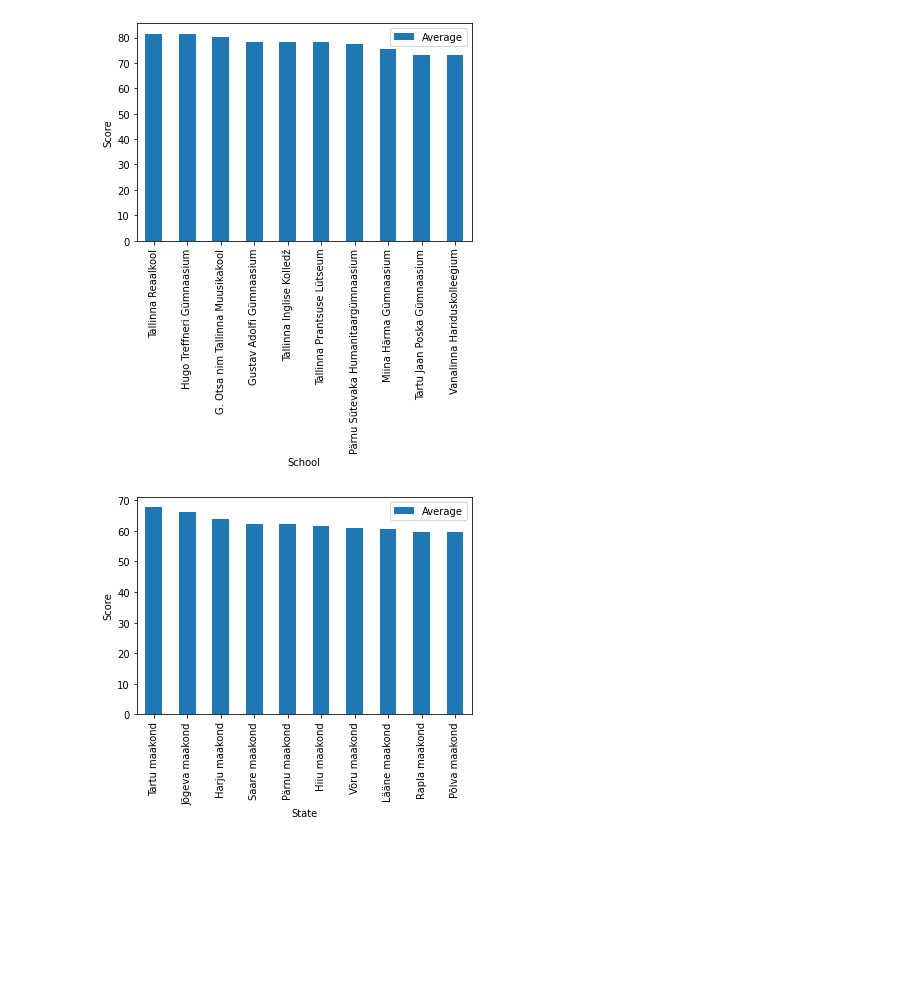
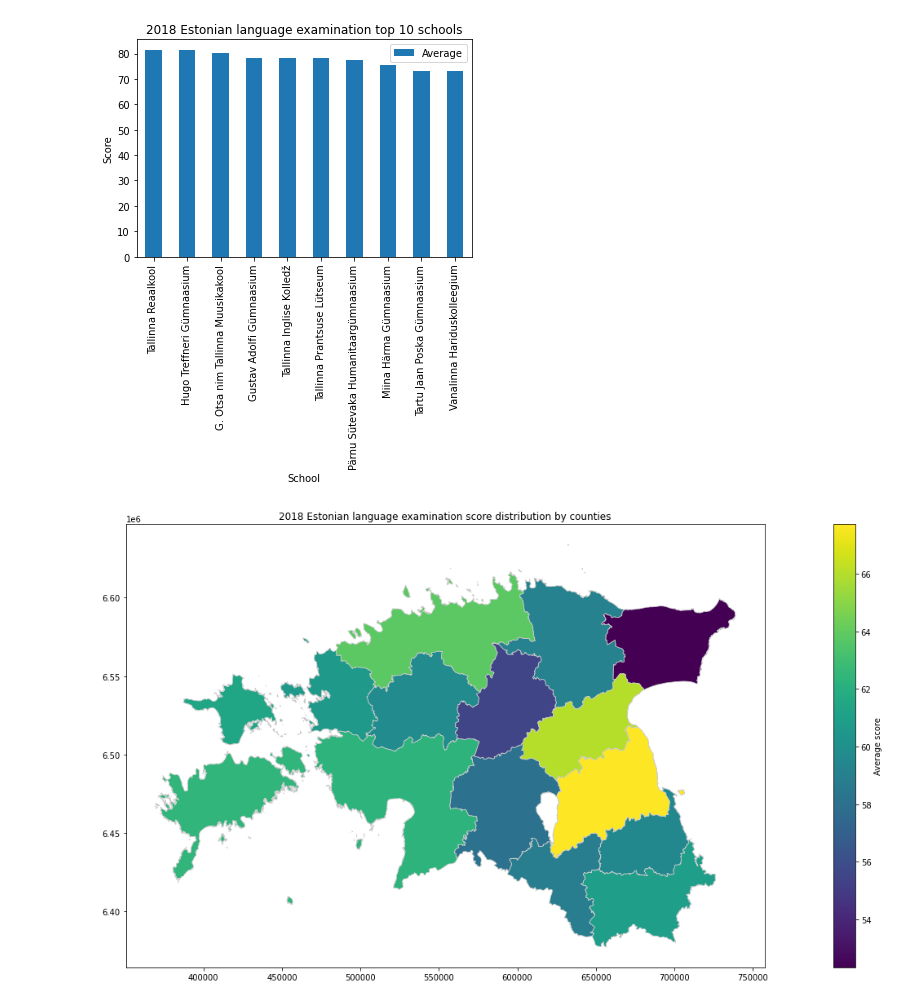
Before and after one commit to BrandonLoorits/Data-Science-Project-, a Jupyter notebook: Project/Project_C16.ipynb, the cells around one changed output. Saved outputs shown, nothing was run; the diff lists cells and outputs as text; code cells hidden in the pictures; blank space fills up the shorter version.

```diff
--- a/Project/Project_C16.ipynb
+++ b/Project/Project_C16.ipynb
@@ -42,7 +75,7 @@ def find(data,myset):
   return uusData
 # %%
 def BestState(data):
-    result = data.sort_values(by="Keskmine",ascending=False).head(10)
+    result = data.sort_values(by="Keskmine",ascending=False)
     result.index = np.arange(1, len(result) + 1)
     return result[["Maakond","Keskmine"]]
 # %%
@@ -69,6 +176,18 @@ def findState(data,myset):
        'Õppeasutus':data.iloc[i,6], 'Sooritajaid':avr[1], 'Keskmine':avr[0]}
       uusData=uusData.append(new_row,ignore_index=True)
   return uusData
+# %%
+def map(data, text):
+  fp = "maakond_20201201.shp"
+  regions = gpd.read_file(fp)
+  print(regions.columns)
+  state = BestState(data)
+  merged = regions.set_index('MNIMI').join(state.set_index('Maakond'))
+  merged = merged.reset_index()
+  merged = merged.fillna(0)
+  merged[['MNIMI', 'Keskmine']]
+  merged = merged.plot('Keskmine', linewidth=0.8, edgecolor='0.8', figsize=(30,10), legend=True, legend_kwds={'label': "Average score"})
+  merged.set_title(text)
 # %%
 Est2018 = pd.read_csv("Estonian-2018.csv",sep= ";")
 Est2018 = Est2018.drop('AUP', axis=1)
@@ -180,13 +311,14 @@ Math2020_States = findState(Math2020,[])
 # %%
 school = BestSchool(Est2018_Schools)
 state = BestState(Est2018_States)
+print(school)
+print(state)
 
 school = school.plot(x ='Õppeasutus', y='Keskmine', kind='bar')
+school.set_title("2018 Estonian language examination top 10 schools")
 school.set_xlabel("School")
 school.set_ylabel("Score")
 school.legend(["Average"])
-state = state.plot(x ='Maakond', y='Keskmine', kind='bar')
-state.set_xlabel("State")
-state.set_ylabel("Score")
-state.legend(["Average"])
+
+map(state, "2018 Estonian language examination score distribution by counties")
 # %% [output]
@@ -194,5 +342,5 @@ state.legend(["Average"])
-[figure, old version]
+[figure, new version]
-[figure, old version]
+[figure, new version]
 # %%
 school = BestSchool(Est2019_Schools)
 state = BestState(Est2019_States)
```
Also changed, not shown: parts of 22 cells of this notebook, 12 other files.
